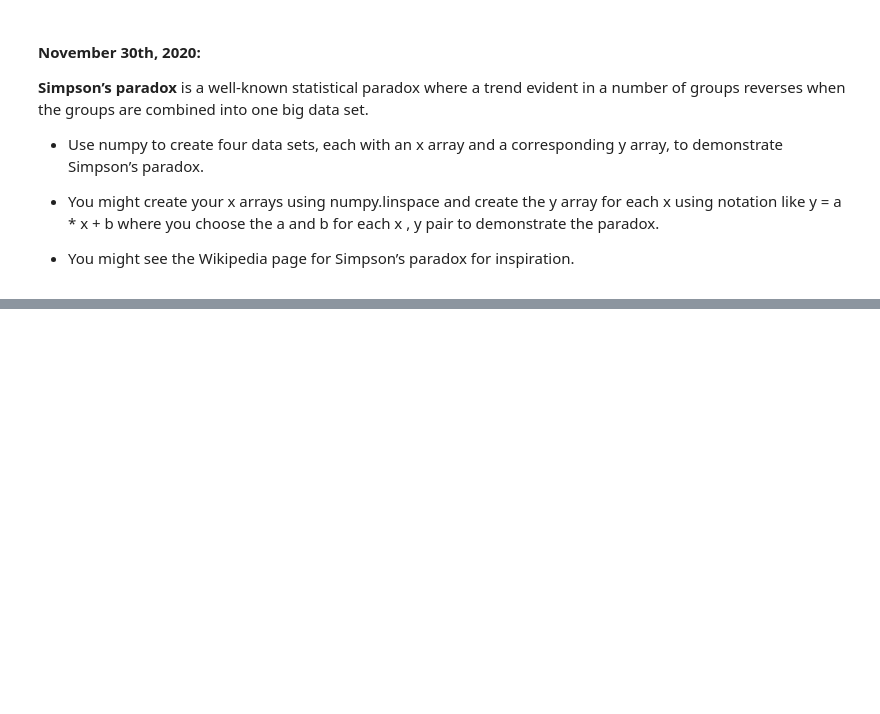
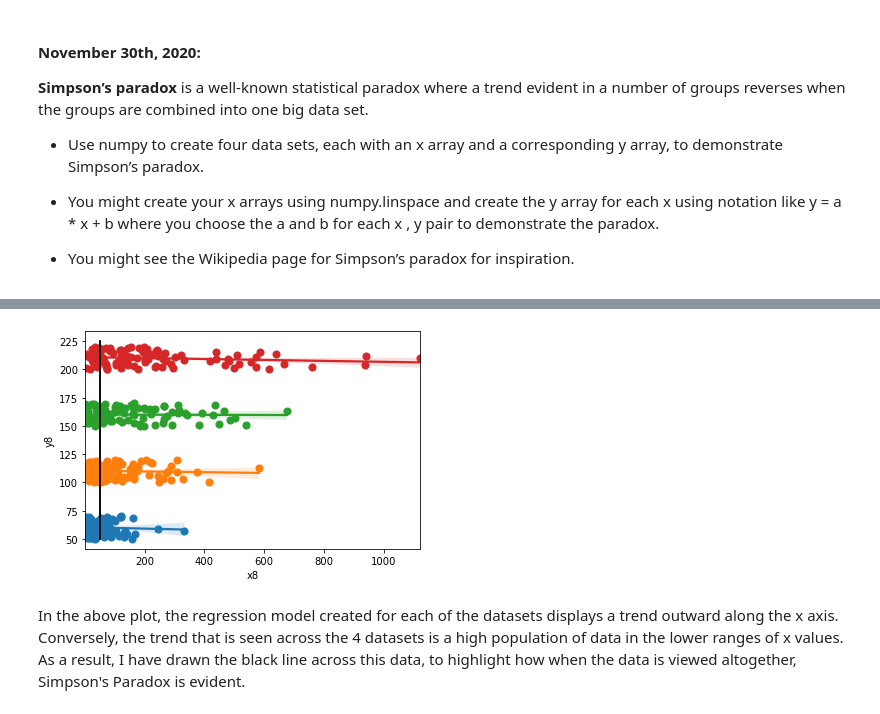
Before and after one commit to PJFinnerty/Tasks-2020---Fundamentals-of-DA, a Jupyter notebook: Task4.ipynb, the cells around one changed output, grey strips where cells are left out. Drawn from its saved outputs; the diff is of its cells as text; code cells hidden in the pictures; blank space fills up the shorter version.

```diff
--- a/Task4.ipynb
+++ b/Task4.ipynb
@@ -36,0 +129,24 @@ rng = np.random.default_rng(0)
+# %%
+# Create 4 dataframes for x and y using ravel method()
+df1 = pd.DataFrame( { "x5": x5.ravel(), "y5": y5.ravel() } )
+df2 = pd.DataFrame( { "x6": x6.ravel(), "y6": y6.ravel()  } )
+df3 = pd.DataFrame( { "x7": x7.ravel(), "y7": y7.ravel()  } )
+df4 = pd.DataFrame( { "x8": x8.ravel(), "y8": y8.ravel()  } )
+
+# Plot using regplot(), setting x_estimator to np.mean
+n = sns.regplot(x="x5", y="y5", data=df1, x_estimator=np.mean)
+m = sns.regplot(x="x6", y="y6", data=df2, x_estimator=np.mean)
+v =sns.regplot(x="x7", y="y7", data=df3, x_estimator=np.mean)
+b = sns.regplot(x="x8", y="y8", data=df4, x_estimator=np.mean)
+plt.plot(line_x_all, line_y_all, color='black')
+
+# Plot line showing concentration of points across 4 datasets
+line_x_all = [50, 50]
+line_y_all = [50, 225]
+line_all = plt.plot(line_x_all, line_y_all, color='black')
+
+plt.show()
+# %% [output]
+[figure, added]
+# %% [markdown]
+In the above plot, the regression model created for each of the datasets displays a trend outward along the x axis. Conversely, the trend that is seen across the 4 datasets is a high population of data in the lower ranges of x values. As a result, I have drawn the black line across this data, to highlight how when the data is viewed altogether, Simpson's Paradox is evident.
```
Also changed, not shown: parts of 29 cells of this notebook, 7 other files.
